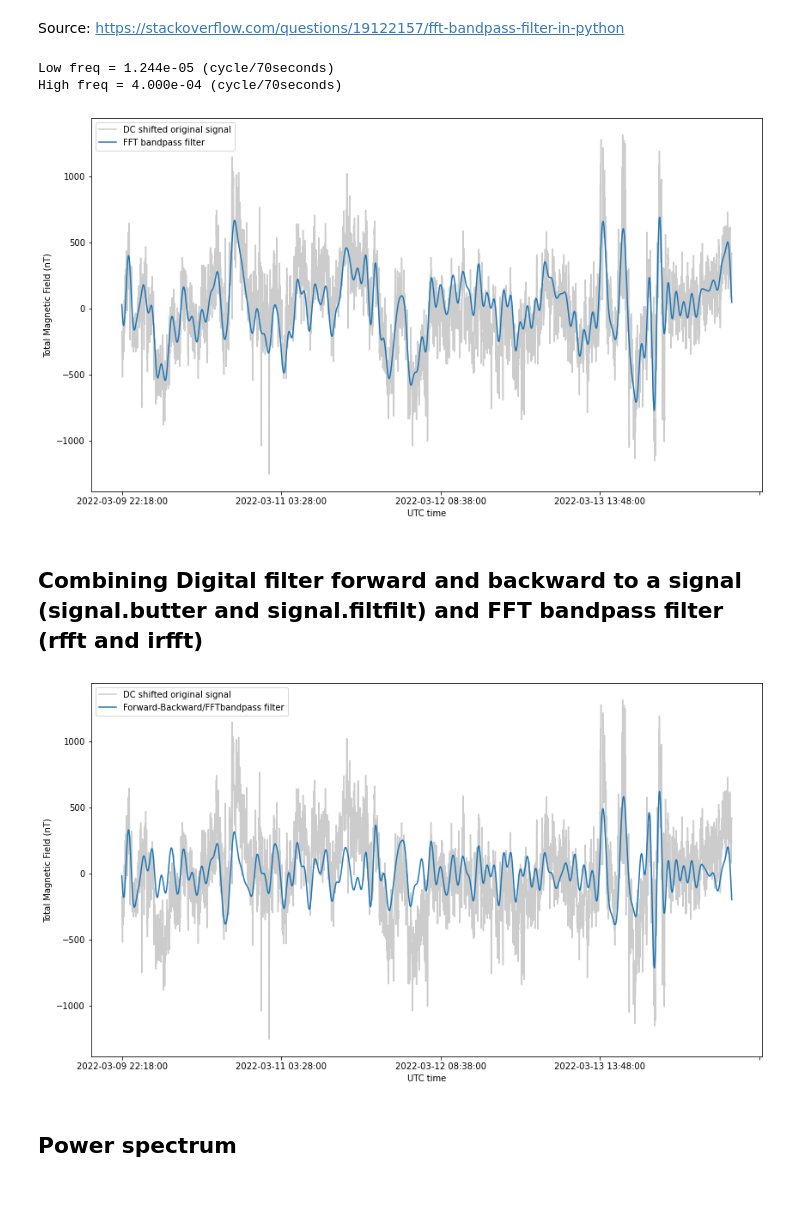
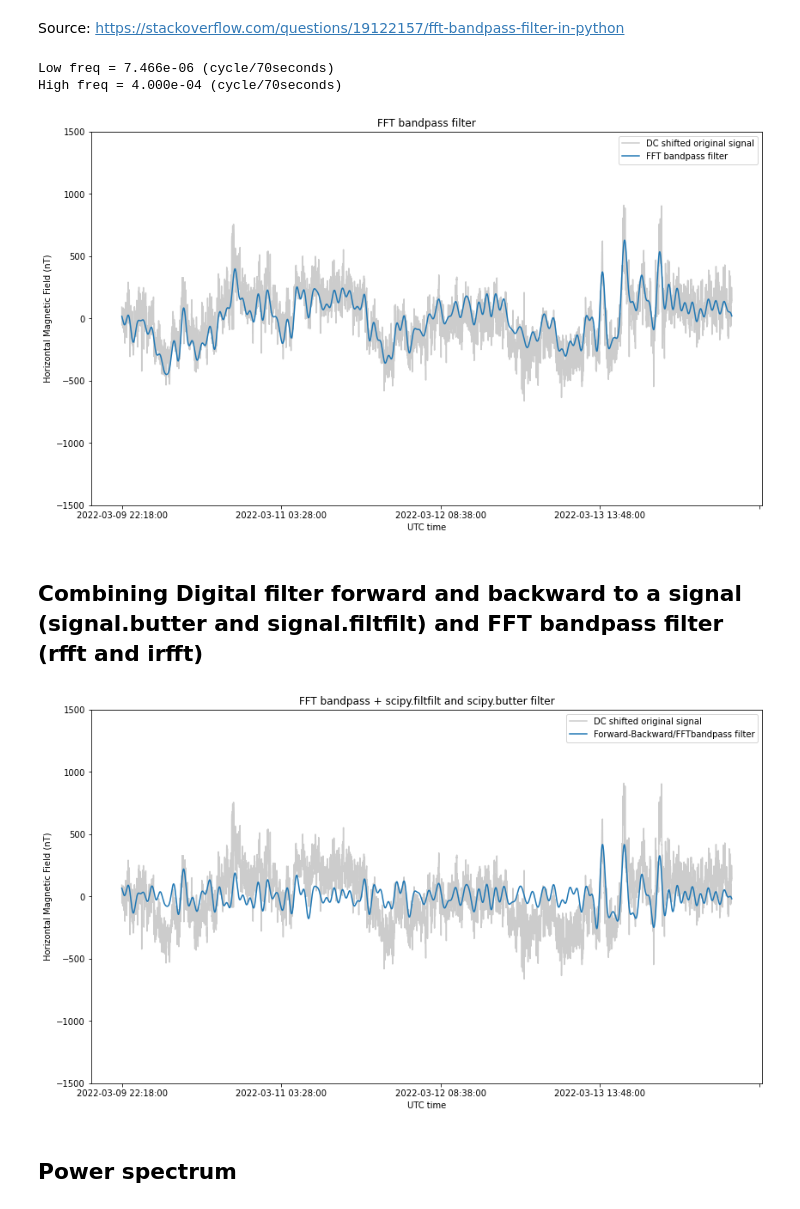
Before and after one commit to juditbergfalk/magneto, a Jupyter notebook: filtertest.ipynb, the cells around one changed output. Drawn from its saved outputs; the diff is of its cells as text; code cells hidden in the pictures.

```diff
--- a/filtertest.ipynb
+++ b/filtertest.ipynb
@@ -18,7 +18,7 @@ filenameCM = 'crowdmag_March 14 2022_iPhone12,1_2022-03-14 135556.csv'
 # Parameters
 timestep = 70                      # Sampling rate in seconds
 pathCM = 'data/crowdmag/'          # Path of the data files
-fieldtype = 'F'                    # Total field
+fieldtype = 'H'                    # Field component
 startCM = 3                        # Trim first 3 datapoints
 endCM = -1                         # Trim end points, -1 is no trimming
 
@@ -27,7 +27,7 @@ date,totalmag,magH,magX,magY,magZ = cm.ReadCSVCrowdMag(pathCM + filenameCM, star
 
 #time = date[3791:5025]
 time = np.linspace(0,len(date),len(date))
-original_mag = totalmag#[3791:5025]
+original_mag = magH#totalmag#[3791:5025]
 print(type(date))
 print(len(date))
 # %% [output]
@@ -81,7 +81,7 @@ from scipy import signal
 # %%
 # Parameters
 n_bkps = 1                                                 # Number of breaking points
-method = 'Bottomup'                                          # Change point detection method
+method = 'Window'                                          # Change point detection method
 model = "l2"  # "l1", "rbf", "linear", "normal", "ar"      # Segment model
 
 # Change point detection
@@ -137,7 +137,8 @@ ax = fig.add_subplot()
 plt.title('DC shift')
 plt.plot(date, mag, label='DC shifted')
 plt.xlabel('UTC time')
-plt.ylabel('Total Magnetic Field (nT)')
+plt.ylabel('Horizontal Magnetic Field (nT)')
+plt.ylim(-1500,1500)
 xticks = ticker.MaxNLocator(5)
 ax.xaxis.set_major_locator(xticks)
 plt.legend()
@@ -305,36 +310,38 @@ from scipy.fftpack import rfft, irfft, fftfreq
 W = fftfreq(mag.size, d = timestep)    # Discrete Fourier Transform sample frequencies
 f_signal = rfft(mag)                   # computes the one-dimensional n-point discrete Fourier Transform (DFT)
                                        # of a real-valued array by means of an efficient algorithm called the
                                        # Fast Fourier Transform (FFT)
 
 low = peak_freq                        # Low frequencies (cycle/70seconds)
 high = 0.0004                          # High frequencies (cycle/70seconds)
 
 print("Low freq = {:.3e} (cycle/70seconds)".format(low))
 print("High freq = {:.3e} (cycle/70seconds)".format(high))
 
 # If our original signal time was in seconds, this is now in Hz
 cut_f_signal = f_signal.copy()
 cut_f_signal[(W>high)] = 0             # High frequencies
 cut_f_signal[(W<low)] = 0              # Low frequencies
 
 fftbandpass_mag = irfft(cut_f_signal)  # Computes the inverse of rfft
 
 # Plot
 fig = plt.figure(figsize=(14, 8))
 ax = fig.add_subplot()
 plt.plot(date, mag, label='DC shifted original signal', color='grey', alpha=0.4)
 plt.plot(date, fftbandpass_mag, label='FFT bandpass filter')
+plt.title('FFT bandpass filter')
 plt.xlabel('UTC time')
-plt.ylabel('Total Magnetic Field (nT)')
+plt.ylabel('Horizontal Magnetic Field (nT)')
+plt.ylim(-1500,1500)
 xticks = ticker.MaxNLocator(5)
 ax.xaxis.set_major_locator(xticks)
 plt.legend()
 plt.show()
 # %% [output]
-Low freq = 1.244e-05 (cycle/70seconds)
+Low freq = 7.466e-06 (cycle/70seconds)
 High freq = 4.000e-04 (cycle/70seconds)
-[figure, old version]
+[figure, new version]
 # %% [markdown]
 ## Combining Digital filter forward and backward to a signal (signal.butter and signal.filtfilt) and FFT bandpass filter (rfft and irfft)
 # %%
@@ -384,15 +391,17 @@ bandpassfiltfilt_mag = signal.filtfilt(b, a, fftbandpass_mag, padtype='even', pa
 fig = plt.figure(figsize=(14, 8))
 ax = fig.add_subplot()
 plt.plot(date, mag, label='DC shifted original signal', color='grey', alpha=0.4)
+plt.title('FFT bandpass + scipy.filtfilt and scipy.butter filter')
 plt.plot(date, bandpassfiltfilt_mag, label='Forward-Backward/FFTbandpass filter')
+plt.ylim(-1500,1500)
 plt.xlabel('UTC time')
-plt.ylabel('Total Magnetic Field (nT)')
+plt.ylabel('Horizontal Magnetic Field (nT)')
 xticks = ticker.MaxNLocator(5)
 ax.xaxis.set_major_locator(xticks)
 plt.legend()
 plt.show()
 # %% [output]
-[figure, old version]
+[figure, new version]
 # %% [markdown]
 ## Power spectrum
 # %% [markdown]
```
Also changed, not shown: parts of 11 cells of this notebook, 2 other files.
